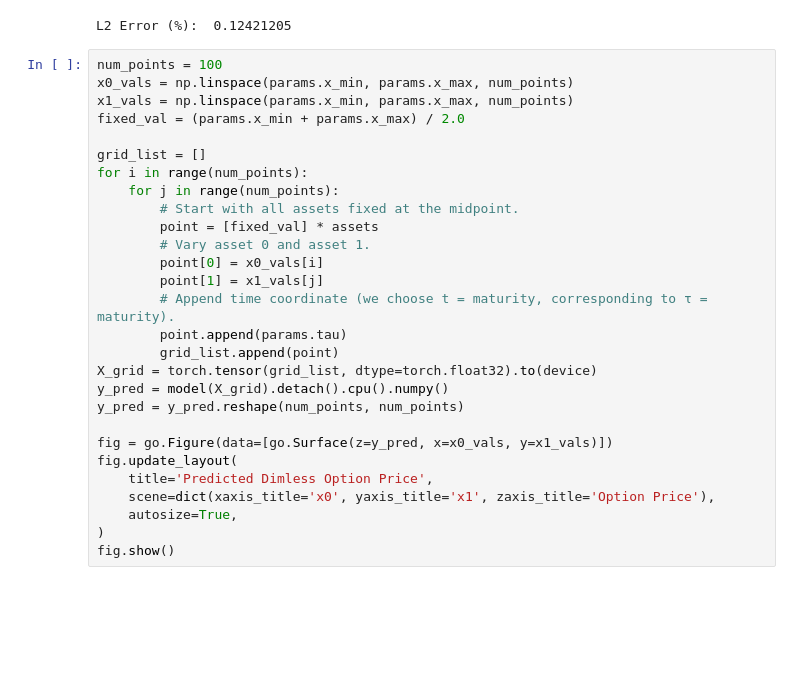
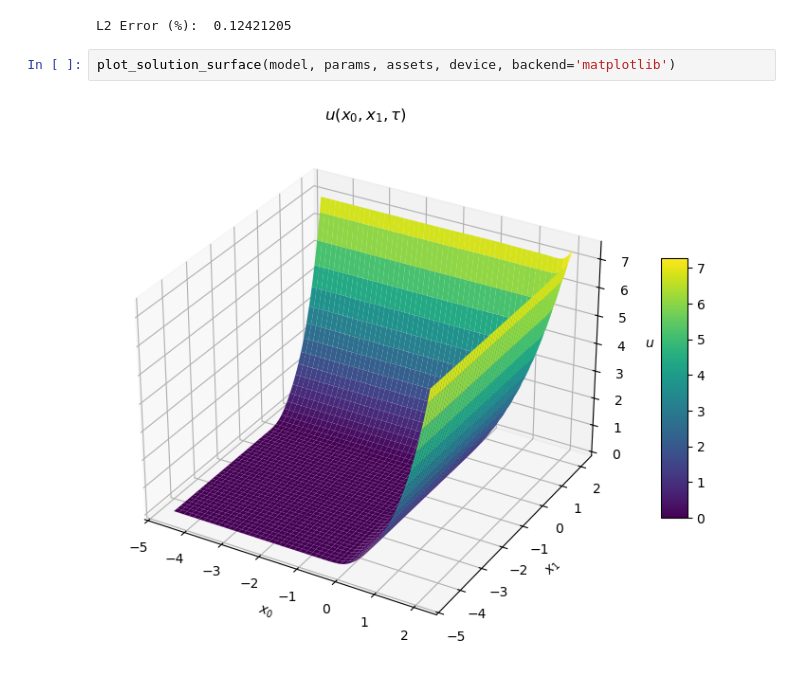
Before and after one commit to jmelo11/pricing_pinns, a Jupyter notebook: experiments/main_example.ipynb, the cells around one changed output. Cells and saved outputs as stored; diff of their text form; blank space fills up the shorter version.

```diff
--- a/experiments/main_example.ipynb
+++ b/experiments/main_example.ipynb
@@ -225,30 +229,6 @@ print("L2 Error (%): ", results*100)
 # %% [output]
 L2 Error (%):  0.12421205
 # %%
-num_points = 100
-x0_vals = np.linspace(params.x_min, params.x_max, num_points)
-x1_vals = np.linspace(params.x_min, params.x_max, num_points)
-fixed_val = (params.x_min + params.x_max) / 2.0
-
-grid_list = []
-for i in range(num_points):
-    for j in range(num_points):
-        # Start with all assets fixed at the midpoint.
-        point = [fixed_val] * assets
-        # Vary asset 0 and asset 1.
-        point[0] = x0_vals[i]
-        point[1] = x1_vals[j]
-        # Append time coordinate (we choose t = maturity, corresponding to τ = maturity).
-        point.append(params.tau)
-        grid_list.append(point)
-X_grid = torch.tensor(grid_list, dtype=torch.float32).to(device)
-y_pred = model(X_grid).detach().cpu().numpy()
-y_pred = y_pred.reshape(num_points, num_points)
-
-fig = go.Figure(data=[go.Surface(z=y_pred, x=x0_vals, y=x1_vals)])
-fig.update_layout(
-    title='Predicted Dimless Option Price',
-    scene=dict(xaxis_title='x0', yaxis_title='x1', zaxis_title='Option Price'),
-    autosize=True,
-)
-fig.show()
+plot_solution_surface(model, params, assets, device, backend='matplotlib')
+# %% [output]
+[figure, added]
```
Also changed, not shown: parts of 3 cells of this notebook, 1 other file.
